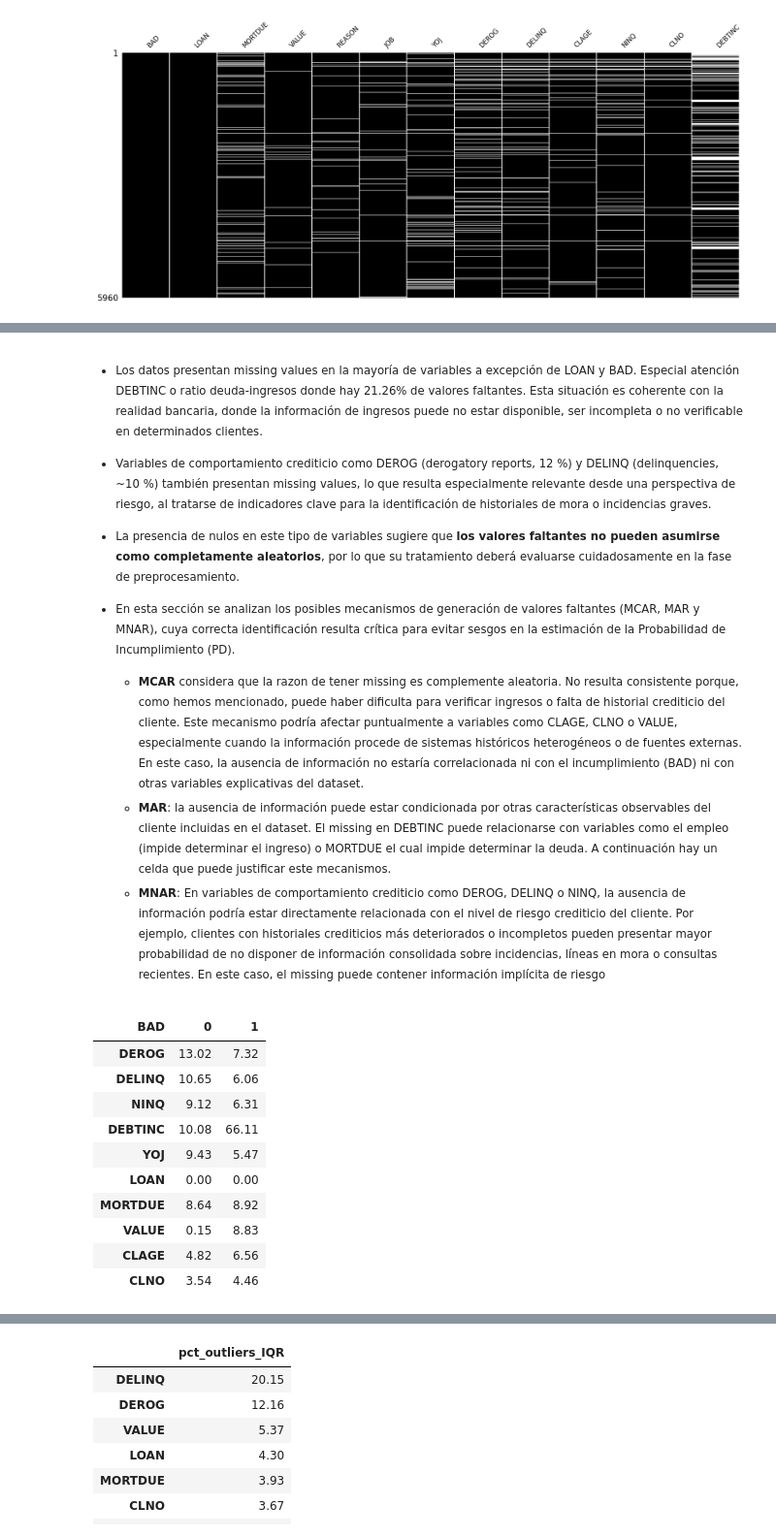
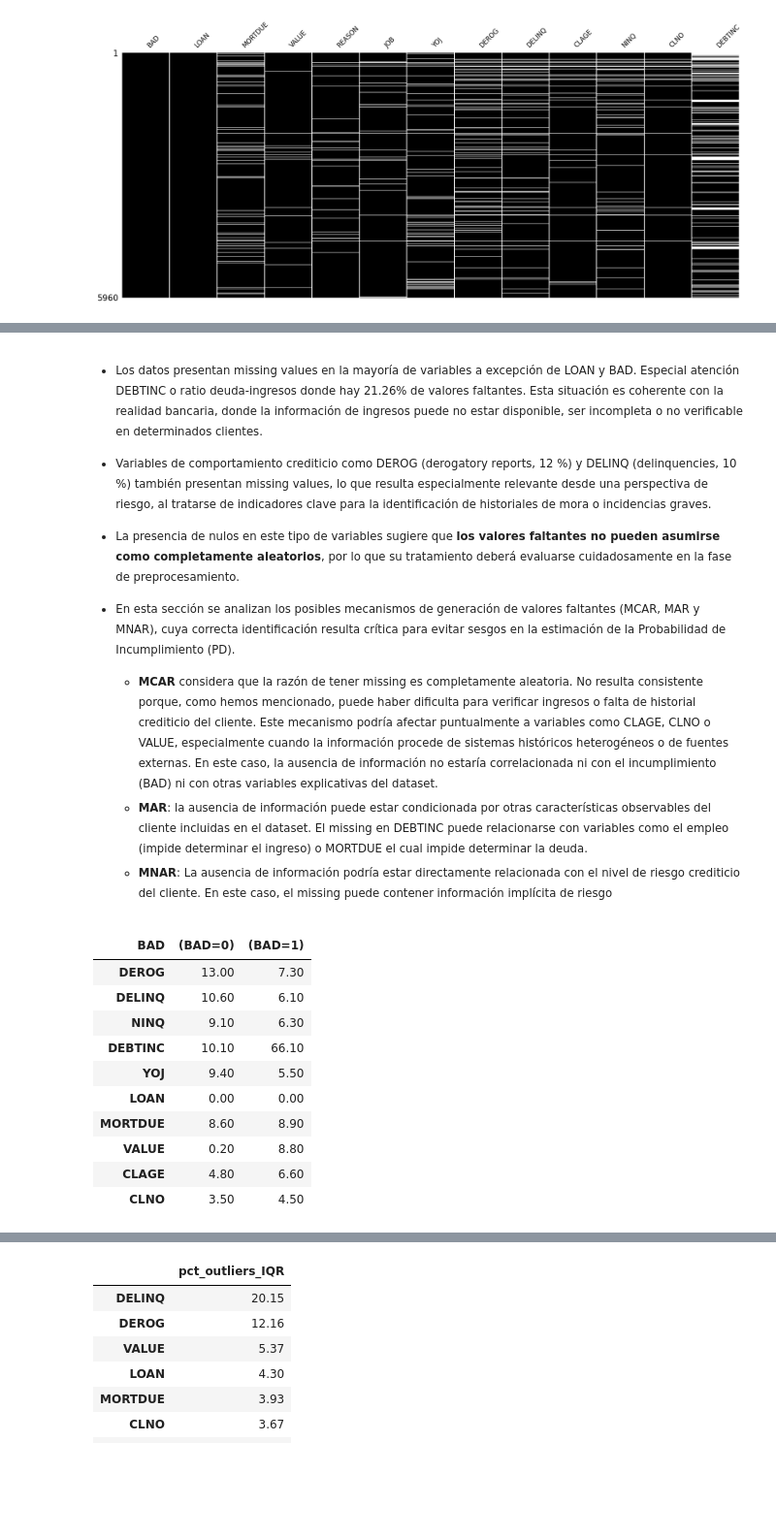
Before and after one commit to Karimhh8/tfm-data-science-credit-risk-karim, a Jupyter notebook: notebooks/01_EDA_HMEQ.ipynb, the cells around one changed output, grey strips where cells are left out. Shown at 97% size. Saved outputs shown, nothing was run; the diff lists cells and outputs as text; code cells hidden in the pictures; blank space fills up the shorter version.

```diff
--- a/notebooks/01_EDA_HMEQ.ipynb
+++ b/notebooks/01_EDA_HMEQ.ipynb
@@ -123,0 +169,30 @@ plt.show()
+# %%
+import matplotlib.pyplot as plt
+
+# 1. Calcular el porcentaje de cada clase (0 y 1)
+counts = target.value_counts(normalize=True) * 100
+counts = counts.sort_index()
+
+# 2. Definir los colores: tu color corporativo para No Default y rojo para Default
+colores = ["#1B6E6E", "#8ED6D6"]
+
+# 3. Crear la figura y los ejes
+fig, ax = plt.subplots(figsize=(8, 4))
+
+# 4. Dibujar el gráfico circular (sin etiquetas de texto internas para imitar tu imagen)
+wedges, texts = ax.pie(counts, colors=colores, startangle=90)
+
+# 5. Crear las etiquetas de texto exactas para la leyenda externa
+etiquetas_leyenda = [f"Clase 0: No Default ({counts[0]:.2f}%)",
+                     f"Clase 1: Default ({counts[1]:.2f}%)"]
+
+# 6. Configurar y posicionar la leyenda a la derecha del gráfico
+ax.legend(wedges, etiquetas_leyenda, title="", loc="center left", bbox_to_anchor=(1, 0.5), frameon=False, fontsize=12)
+
+# 7. Asegurar que el gráfico sea un círculo perfecto
+ax.axis('equal')
+
+# 8. Ajustar los márgenes y mostrar
+plt.tight_layout()
+plt.savefig("distribucion_bad_circular.png", dpi=150)
+plt.show()
@@ -291,36 +369,32 @@ plt.show()
 
 - Los datos presentan missing values en la mayoría de variables a excepción de LOAN y BAD. Especial atención DEBTINC o ratio deuda-ingresos donde hay 21.26% de valores faltantes. Esta situación es coherente con la realidad bancaria, donde la información de ingresos puede no estar disponible, ser incompleta o no verificable en determinados clientes.
 
-- Variables de comportamiento crediticio como DEROG (derogatory reports, 12 %) y DELINQ (delinquencies, ~10 %) también presentan missing values, lo que resulta especialmente relevante desde una perspectiva de riesgo, al tratarse de indicadores clave para la identificación de historiales de mora o incidencias graves.
+- Variables de comportamiento crediticio como DEROG (derogatory reports, 12 %) y DELINQ (delinquencies, 10 %) también presentan missing values, lo que resulta especialmente relevante desde una perspectiva de riesgo, al tratarse de indicadores clave para la identificación de historiales de mora o incidencias graves.
 
 - La presencia de nulos en este tipo de variables sugiere que **los valores faltantes no pueden asumirse como completamente aleatorios**, por lo que su tratamiento deberá evaluarse cuidadosamente en la fase de preprocesamiento.
 
 - En esta sección se analizan los posibles mecanismos de generación de valores faltantes (MCAR, MAR y MNAR), cuya correcta identificación resulta crítica para evitar sesgos en la estimación de la Probabilidad de Incumplimiento (PD).
-    - **MCAR** considera que la razon de tener missing es complemente aleatoria. No resulta consistente porque, como hemos mencionado, puede haber dificulta para verificar ingresos o falta de historial crediticio del cliente. Este mecanismo podría afectar puntualmente a variables como CLAGE, CLNO o VALUE, especialmente cuando la información procede de sistemas históricos heterogéneos o de fuentes externas. En este caso, la ausencia de información no estaría correlacionada ni con el incumplimiento (BAD) ni con otras variables explicativas del dataset.
-    - **MAR**: la ausencia de información puede estar condicionada por otras características observables del cliente incluidas en el dataset. El missing en DEBTINC puede relacionarse con variables como el empleo (impide determinar el ingreso) o MORTDUE el cual impide determinar la deuda. A continuación hay un celda que puede justificar este mecanismos.
-    - **MNAR**: En variables de comportamiento crediticio como DEROG, DELINQ o NINQ, la ausencia de información podría estar directamente relacionada con el nivel de riesgo crediticio del cliente. Por ejemplo, clientes con historiales crediticios más deteriorados o incompletos pueden presentar mayor probabilidad de no disponer de información consolidada sobre incidencias, líneas en mora o consultas recientes. En este caso, el missing puede contener información implícita de riesgo
+    - **MCAR** considera que la razón de tener missing es completamente aleatoria. No resulta consistente porque, como hemos mencionado, puede haber dificulta para verificar ingresos o falta de historial crediticio del cliente. Este mecanismo podría afectar puntualmente a variables como CLAGE, CLNO o VALUE, especialmente cuando la información procede de sistemas históricos heterogéneos o de fuentes externas. En este caso, la ausencia de información no estaría correlacionada ni con el incumplimiento (BAD) ni con otras variables explicativas del dataset.
+    - **MAR**: la ausencia de información puede estar condicionada por otras características observables del cliente incluidas en el dataset. El missing en DEBTINC puede relacionarse con variables como el empleo (impide determinar el ingreso) o MORTDUE el cual impide determinar la deuda.
+    - **MNAR**: La ausencia de información podría estar directamente relacionada con el nivel de riesgo crediticio del cliente.  En este caso, el missing puede contener información implícita de riesgo
 
 </small>
 # %%
-# MCAR , MNAR y MNAR
-''' En clientes que entran en default, el Debt-to-Income Ratio no está disponible en 2/3 de los casos.
-Es MNAR y por lo tanto, un indicativo de riesgo que habrá que considerar creando un flag de missing.
-
-Value es otro indicar a considerar de riesgo ya que la mayoría de sus missing ocurren cuando hay default.
-Ocurre lo contrario y mucho menos extremo con variables DEROG, DELING Y NINQ.'''
-hmeq.groupby("BAD")[num_cols].apply(lambda x: x.isna().mean() * 100).round(2).transpose()
+# Análisis de MNAR por su impacto en la variable objetivo
+mnar =hmeq.groupby("BAD")[num_cols].apply(lambda x: x.isna().mean() * 100).round(2).transpose().rename(columns={0: "(BAD=0)", 1: "(BAD=1)"})
+mnar.round(1).style.format("{:.2f}").background_gradient(cmap="BuGn")
 # %% [output]
-| BAD | 0 | 1 |
-| DEROG | 13.02 | 7.32 |
-| DELINQ | 10.65 | 6.06 |
-| NINQ | 9.12 | 6.31 |
-| DEBTINC | 10.08 | 66.11 |
-| YOJ | 9.43 | 5.47 |
+| BAD | (BAD=0) | (BAD=1) |
+| DEROG | 13.00 | 7.30 |
+| DELINQ | 10.60 | 6.10 |
+| NINQ | 9.10 | 6.30 |
+| DEBTINC | 10.10 | 66.10 |
+| YOJ | 9.40 | 5.50 |
 | LOAN | 0.00 | 0.00 |
-| MORTDUE | 8.64 | 8.92 |
-| VALUE | 0.15 | 8.83 |
-| CLAGE | 4.82 | 6.56 |
-| CLNO | 3.54 | 4.46 |
+| MORTDUE | 8.60 | 8.90 |
+| VALUE | 0.20 | 8.80 |
+| CLAGE | 4.80 | 6.60 |
+| CLNO | 3.50 | 4.50 |
 # %% [markdown]
 <small>
 
```
Also changed, not shown: parts of 20 cells of this notebook, 13 other files.
